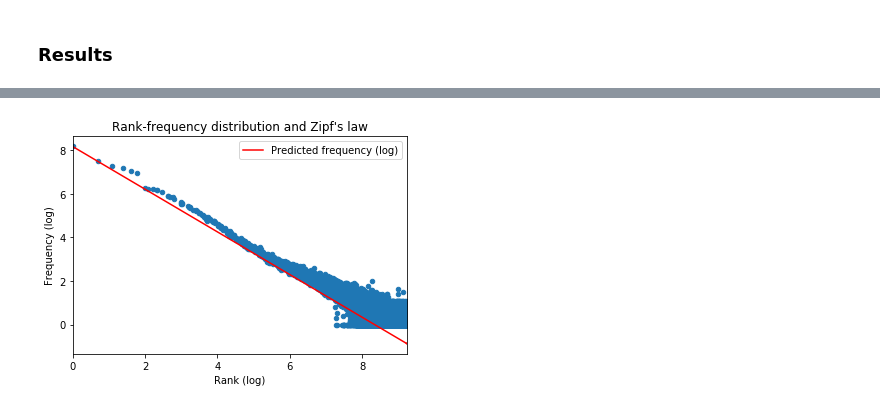
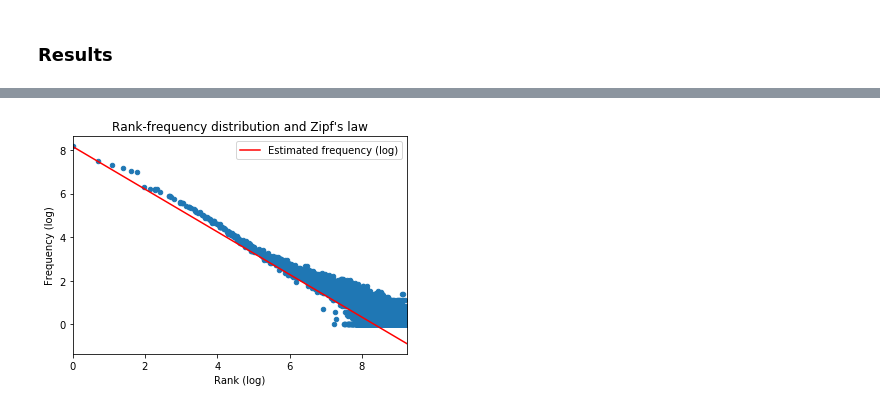
Before and after one commit to remvanthull/Thesis, a Jupyter notebook: LargeLanguageModels.ipynb, the cells around one changed output, grey strips where cells are left out. Cells and saved outputs as stored; diff of their text form; code cells hidden in the pictures.

```diff
--- a/LargeLanguageModels.ipynb
+++ b/LargeLanguageModels.ipynb
@@ -112,6 +205,6 @@ zipf_df.set_axis(["Rank (log)", "Predicted frequency (log)"], axis=1, inplace=Tr
 # %%
-df = pd.concat([mean_ranks, mean_freqs, round(zipf)], axis=1, sort=False)
-df.set_axis(["Rank", "Frequency", "Estimated frequency"], axis=1, inplace=True)
-df = df.sort_values(by=['Rank'])
-df.head(10)
+df_2 = pd.concat([mean_ranks, mean_freqs], axis=1, sort=False)
+df_2.set_axis(["Rank", "Frequency"], axis=1, inplace=True)
+df_2 = df_2.sort_values(by=['Rank'])
+df_2
 # %% [output]
@@ -132,0 +224,30 @@ df_log.set_axis(["Rank (log)", "Frequency (log)"], axis=1, inplace=True)
+# %%
+df_2['Frequency'] = df_2['Frequency'].replace(np.nan, 0)
+df_2.dropna(subset = ["Rank"], inplace=True)
+# %%
+# Estimate the alpha parameter
+def loglikelihood(a):
+    # Power law function
+    Probabilities = df_2['Rank']**(-a)
+
+    # Normalized
+    Probabilities = Probabilities/Probabilities.sum()
+
+    # Log Likelihoood
+    Lvector = np.log(Probabilities)
+
+    # Multiply the vector by frequencies
+    Lvector = np.log(Probabilities) * df_2['Frequency']
+
+    # LL is the sum
+    L = Lvector.sum()
+
+    # We want to maximize LogLikelihood or minimize (-1)*LogLikelihood
+    return(-L)
+
+alpha_2 = minimize(loglikelihood, [0.9]).x
+# %%
+# Log(0) gives -inf, so this has to be solved
+df_2['Predicted frequency'] = max(df_2['Frequency'])/(df_2['Rank']**alpha_2)
+df_2_log = np.log(df_2)
+df_2_log.set_axis(["Rank (log)", "Frequency (log)", "Estimated frequency (log)"], axis=1, inplace=True)
@@ -133,7 +270,7 @@ df_log.set_axis(["Rank (log)", "Frequency (log)"], axis=1, inplace=True)
 # %%
-ax = df_log.plot(x ='Rank (log)', y='Frequency (log)', kind = 'scatter')
-zipf_df.plot(x ='Rank (log)', y='Predicted frequency (log)', kind = 'line', ax=ax, color='red')
+ax = df_2_log.plot(x ='Rank (log)', y='Frequency (log)', kind = 'scatter')
+df_2_log.plot(x ='Rank (log)', y='Estimated frequency (log)', kind = 'line', ax=ax, color='red')
 plt.title("Rank-frequency distribution and Zipf's law")
 plt.show()
 # %% [output]
-[figure, old version]
+[figure, new version]
```
Also changed, not shown: parts of 21 cells of this notebook.
